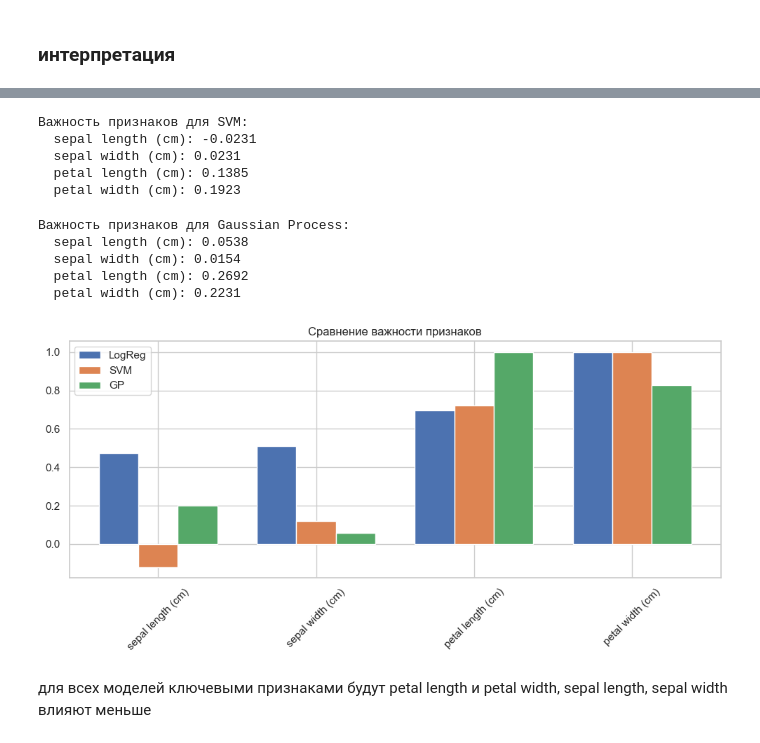
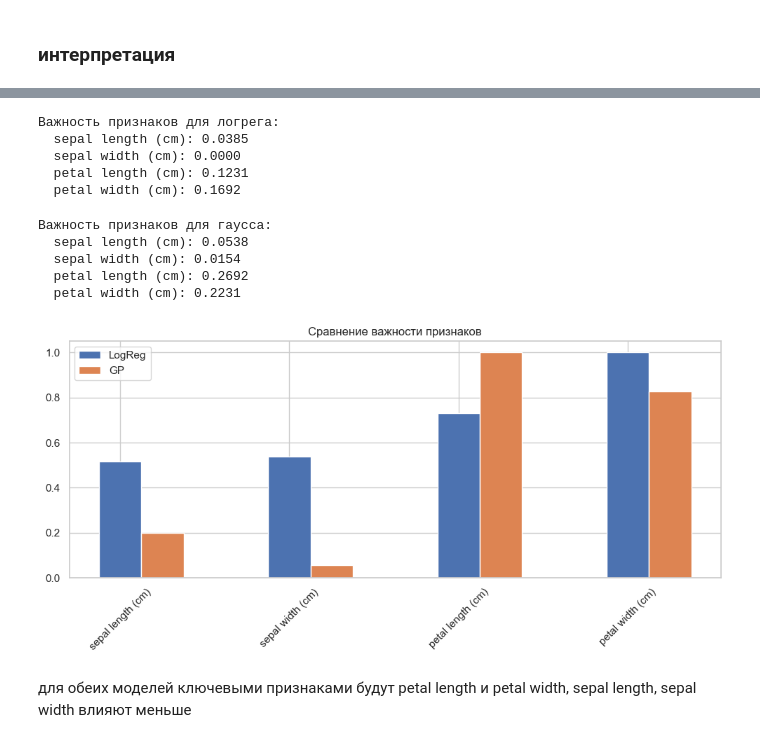
Before and after one commit to duckinzzz/fefu4, a Jupyter notebook: AI/LAB_3.ipynb, the cells around one changed output, grey strips where cells are left out. Drawn from its saved outputs; the diff is of its cells as text; code cells hidden in the pictures.

```diff
--- a/AI/LAB_3.ipynb
+++ b/AI/LAB_3.ipynb
@@ -128,31 +128,28 @@ ColumnTransformer(transformers=[('num',
 # %% [markdown]
 ### подбираем параметры
 # %%
-from sklearn.svm import SVC
-from scipy.stats import expon, uniform
+from sklearn.linear_model import LogisticRegression
+from scipy.stats import uniform
+from sklearn.model_selection import RandomizedSearchCV, GridSearchCV
+from sklearn.pipeline import Pipeline
 
-pipe_svm = Pipeline(steps=[
+pipe_lr = Pipeline(steps=[
     ("preprocess", preprocess),
-    ("model", SVC(probability=True))
+    ("model", LogisticRegression(max_iter=500))
 ])
 
-param_dist_svm = {
-    "model__C": uniform(0.1, 10),
-    "model__gamma": expon(scale=0.5),
-    "model__kernel": ["rbf"]
+param_grid_lr = {
+    "model__C": [0.01, 0.1, 1, 2, 3, 4, 5, 6, 7, 8, 9, 10],
+    "model__penalty": ["l2"],
+    "model__solver": ["lbfgs"]
 }
 
-rand_svm = RandomizedSearchCV(
-    pipe_svm,
-    param_distributions=param_dist_svm,
-    n_iter=20,
+grid_lr = GridSearchCV(
+    pipe_lr,
+    param_grid=param_grid_lr,
     cv=5,
     scoring="f1_weighted",
-    random_state=RANDOM_SEED,
     n_jobs=-1
 )
-
-rand_svm.fit(X_train, y_train)
-
-print("Лучшие параметры (SVM):", rand_svm.best_params_)
-print("Лучшая оценка CV (SVM):", rand_svm.best_score_)
+grid_lr.fit(X_train, y_train)
+best_lr_grid = grid_lr.best_estimator_
@@ -272,21 +263,21 @@ for i, col in enumerate(X_train.columns):
 # %%
-result_svm = permutation_importance(best_svm, X_test, y_test, n_repeats=10, random_state=RANDOM_SEED)
-print("Важность признаков для SVM:")
+result_lr = permutation_importance(best_lr_rand, X_test, y_test, n_repeats=10, random_state=RANDOM_SEED)
+print("Важность признаков для логрега:")
 for i, col in enumerate(X_test.columns):
-    print(f"  {col}: {result_svm.importances_mean[i]:.4f}")
+    print(f"  {col}: {result_lr.importances_mean[i]:.4f}")
 # %% [output]
-Важность признаков для SVM:
-  sepal length (cm): -0.0231
-  sepal width (cm): 0.0231
-  petal length (cm): 0.1385
-  petal width (cm): 0.1923
+Важность признаков для логрега:
+  sepal length (cm): 0.0385
+  sepal width (cm): 0.0000
+  petal length (cm): 0.1231
+  petal width (cm): 0.1692
 # %%
 result_gp = permutation_importance(pipe_gp, X_test, y_test, n_repeats=10, random_state=RANDOM_SEED)
-print("\nВажность признаков для Gaussian Process:")
+print("\nВажность признаков для гаусса:")
 for i, col in enumerate(X_test.columns):
     print(f"  {col}: {result_gp.importances_mean[i]:.4f}")
 # %% [output]
-Важность признаков для Gaussian Process:
+Важность признаков для гаусса:
   sepal length (cm): 0.0538
   sepal width (cm): 0.0154
   petal length (cm): 0.2692
@@ -294,33 +285,29 @@ for i, col in enumerate(X_test.columns):
 # %%
 import matplotlib.pyplot as plt
 import numpy as np
 
 features = X_train.columns
 x = np.arange(len(features))
 
-lr_importance = np.abs(best_lr.named_steps['model'].coef_).max(axis=0)
+lr_importance = np.abs(best_lr_rand.named_steps['model'].coef_).max(axis=0)
 lr_importance = lr_importance / lr_importance.max()
-
-svm_importance = result_svm.importances_mean
-svm_importance = svm_importance / svm_importance.max()
 
 gp_importance = result_gp.importances_mean
 gp_importance = gp_importance / gp_importance.max()
 
 width = 0.25
 
 fig, ax = plt.subplots(figsize=(10, 5))
-ax.bar(x - width, lr_importance, width, label='LogReg')
-ax.bar(x, svm_importance, width, label='SVM')
+ax.bar(x, lr_importance, width, label='LogReg')
 ax.bar(x + width, gp_importance, width, label='GP')
 
 ax.set_xticks(x)
 ax.set_xticklabels(features, rotation=45)
 ax.set_title("Сравнение важности признаков")
 ax.legend()
 plt.tight_layout()
 plt.show()
 # %% [output]
-[figure, old version]
+[figure, new version]
 # %% [markdown]
-для всех моделей ключевыми признаками будут petal length и petal width, sepal length, sepal width влияют меньше
+для обеих моделей ключевыми признаками будут petal length и petal width, sepal length, sepal width влияют меньше
```
Also changed, not shown: parts of 6 cells of this notebook.
